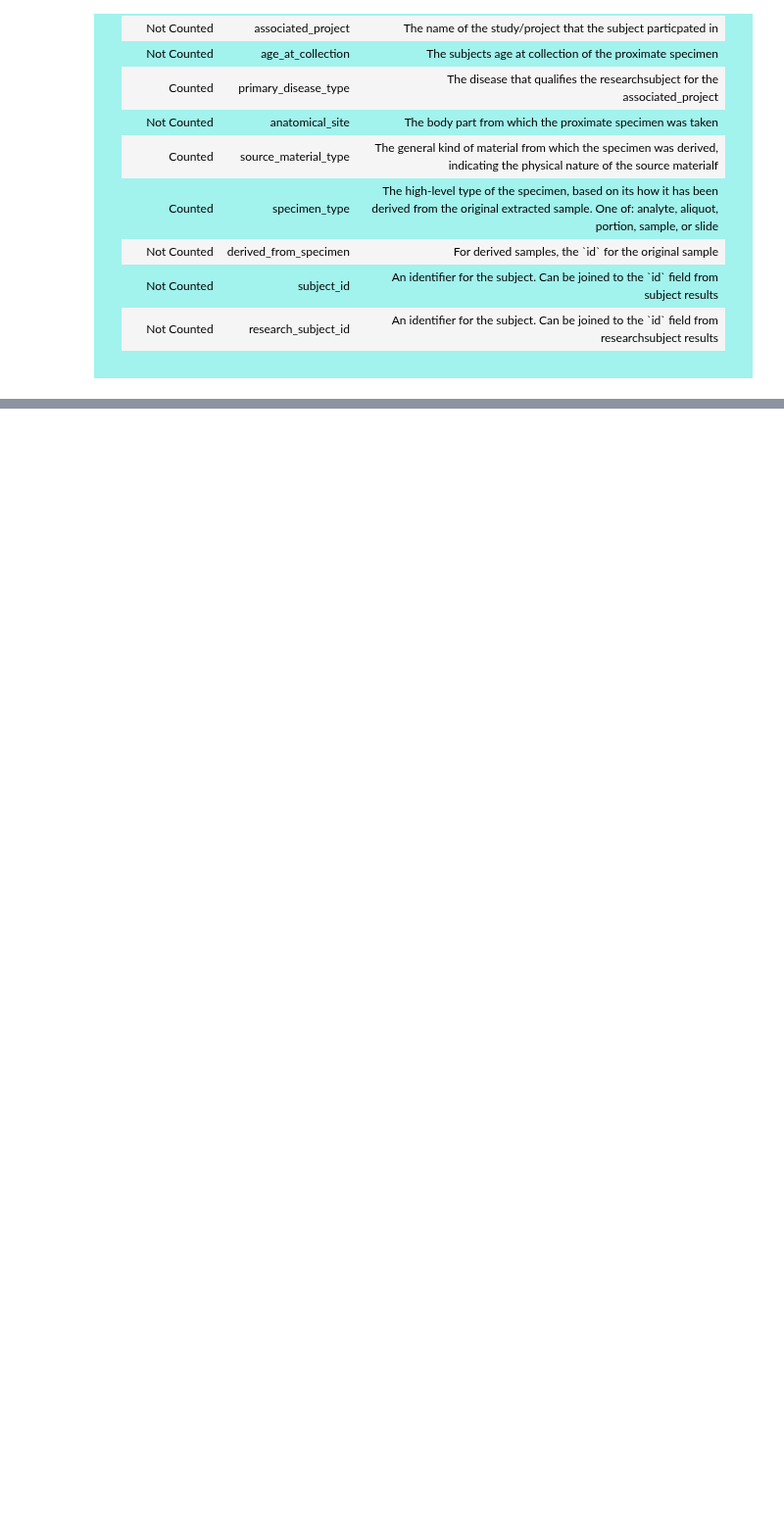
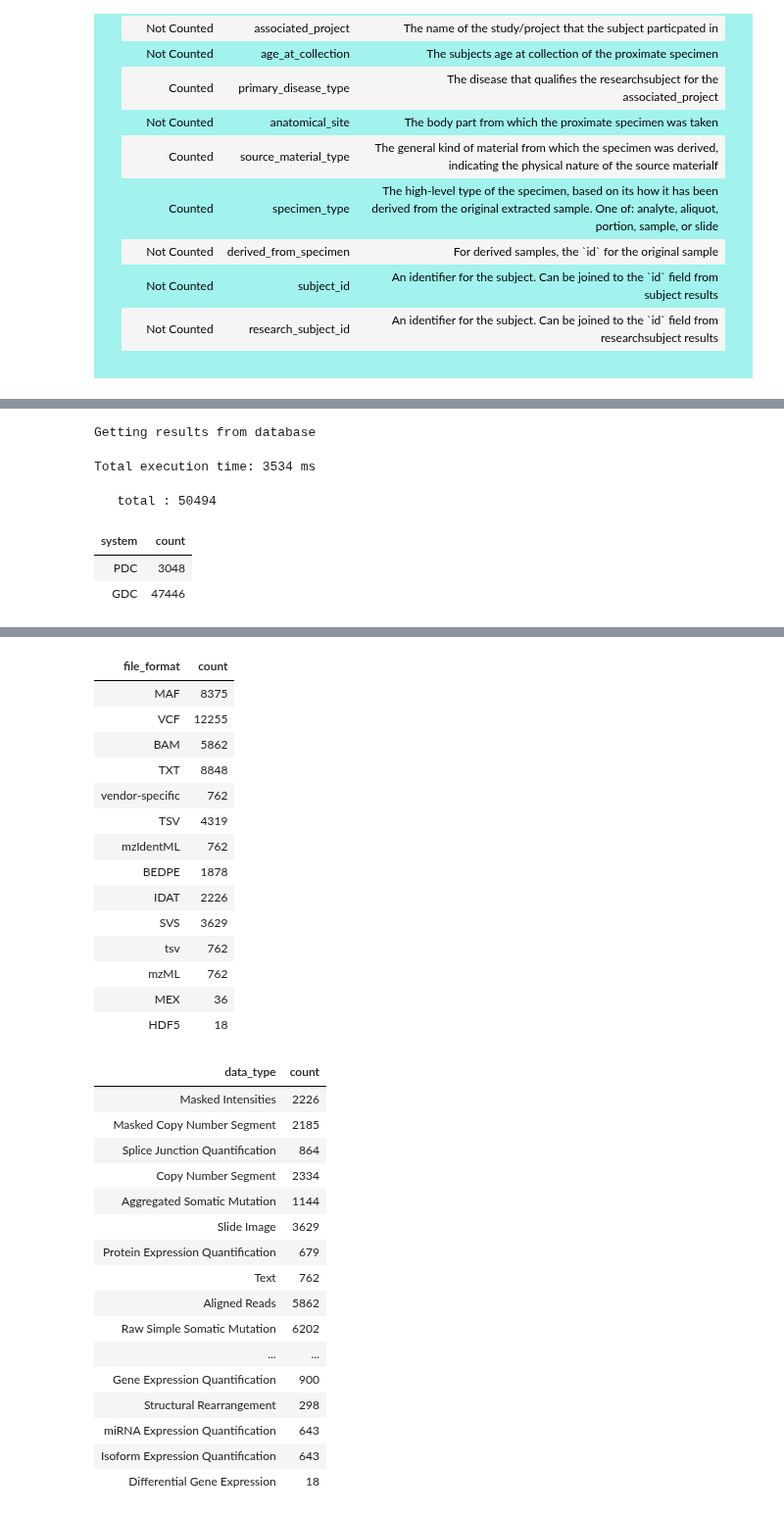
Before and after one commit to CancerDataAggregator/CDA-HelpDesk, a Jupyter notebook: docs/Examples/DataSummaries.ipynb, the cells around one changed output, grey strips where cells are left out. Shown at 98% size. Saved outputs shown, nothing was run; the diff lists cells and outputs as text; code cells hidden in the pictures; blank space fills up the shorter version.

```diff
--- a/docs/Examples/DataSummaries.ipynb
+++ b/docs/Examples/DataSummaries.ipynb
@@ -848,0 +750,9 @@ Currently the files endpoint does not have a count feature.
+# %%
+myquery.specimen.file.count.run()
+# %% [output]
+Getting results from database
+Total execution time: 3534 ms
+   total : 50494
+| system | count |
+| PDC | 3048 |
+| GDC | 47446 |
@@ -848,0 +772,32 @@ Currently the files endpoint does not have a count feature.
+| file_format | count |
+| MAF | 8375 |
+| VCF | 12255 |
+| BAM | 5862 |
+| TXT | 8848 |
+| vendor-specific | 762 |
+| TSV | 4319 |
+| mzIdentML | 762 |
+| BEDPE | 1878 |
+| IDAT | 2226 |
+| SVS | 3629 |
+| tsv | 762 |
+| mzML | 762 |
+| MEX | 36 |
+| HDF5 | 18 |
+| data_type | count |
+| Masked Intensities | 2226 |
+| Masked Copy Number Segment | 2185 |
+| Splice Junction Quantification | 864 |
+| Copy Number Segment | 2334 |
+| Aggregated Somatic Mutation | 1144 |
+| Slide Image | 3629 |
+| Protein Expression Quantification | 679 |
+| Text | 762 |
+| Aligned Reads | 5862 |
+| Raw Simple Somatic Mutation | 6202 |
+| ... | ... |
+| Gene Expression Quantification | 900 |
+| Structural Rearrangement | 298 |
+| miRNA Expression Quantification | 643 |
+| Isoform Expression Quantification | 643 |
+| Differential Gene Expression | 18 |
```
Also changed, not shown: parts of 15 cells of this notebook, 3 other files.
